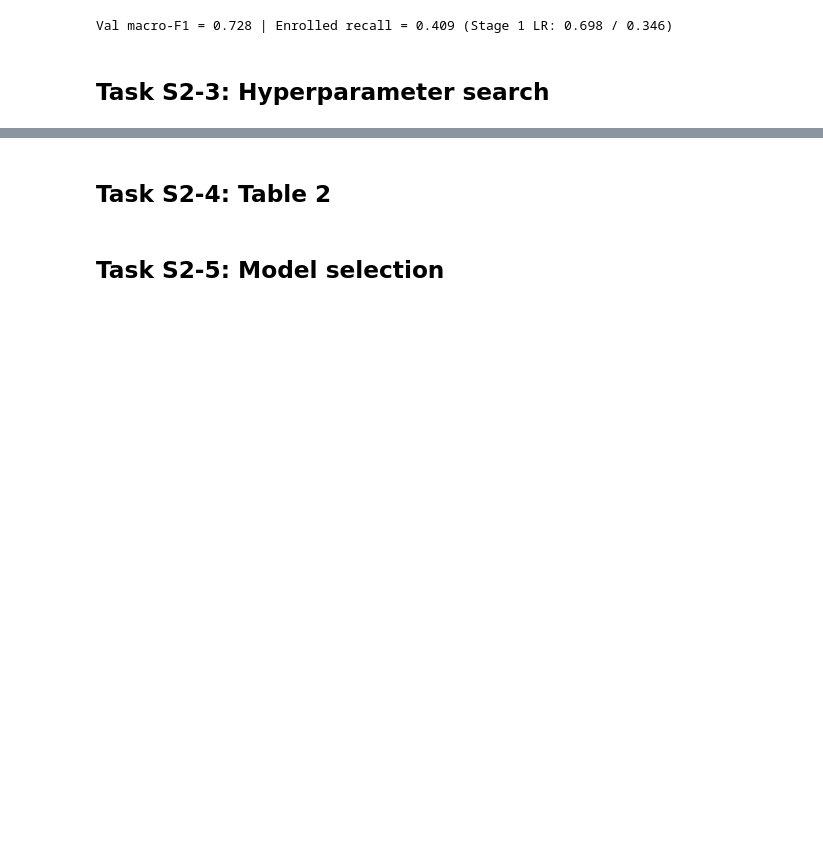
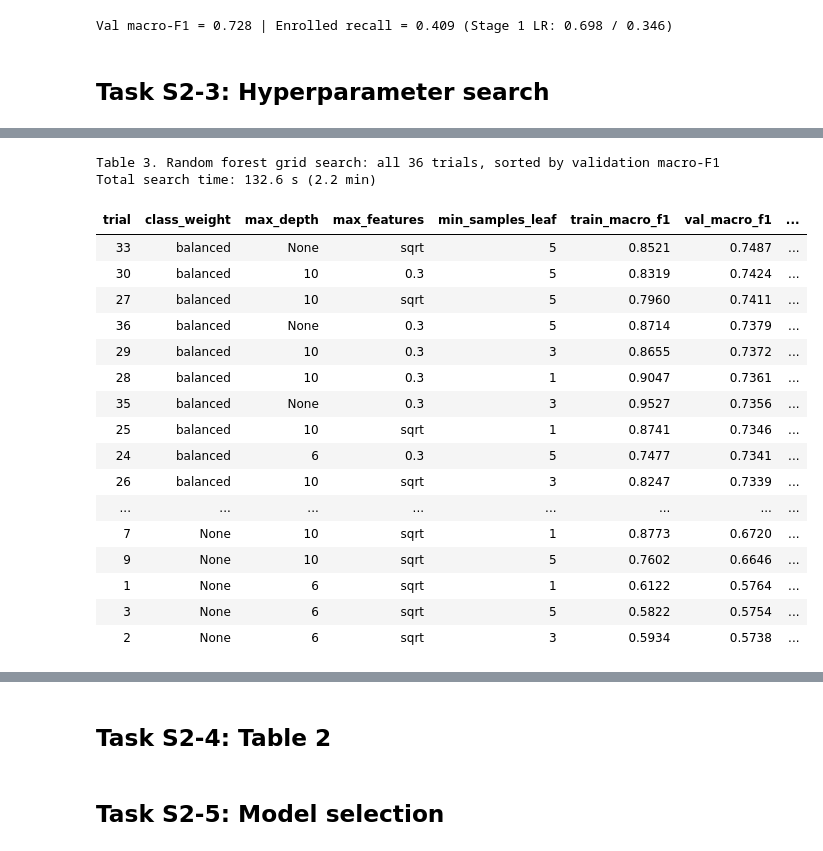
Before and after one commit to mremani11/DS3000-Project, a Jupyter notebook: DS3000_Project_Group03.ipynb, the cells around one changed output, grey strips where cells are left out. Cells and saved outputs as stored; diff of their text form; code cells hidden in the pictures; blank space fills up the shorter version.

```diff
--- a/DS3000_Project_Group03.ipynb
+++ b/DS3000_Project_Group03.ipynb
@@ -1462,0 +1536,29 @@ Val macro-F1 = 0.728 | Enrolled recall = 0.409 (Stage 1 LR: 0.698 / 0.346)
+# %%
+print(f"Table 3. Random forest grid search: all {len(trials_df)} trials, sorted by validation macro-F1")
+print(f"Total search time: {search_time_s:.1f} s ({search_time_s/60:.1f} min)")
+display(
+    trials_df.style.format({
+        "train_macro_f1": "{:.4f}", "val_macro_f1": "{:.4f}",
+        "val_recall_Enrolled": "{:.3f}", "fit_s": "{:.2f}",
+    }).hide(axis="index")
+)
+# %% [output]
+Table 3. Random forest grid search: all 36 trials, sorted by validation macro-F1
+Total search time: 132.6 s (2.2 min)
+| trial | class_weight | max_depth | max_features | min_samples_leaf | train_macro_f1 | val_macro_f1 | ... |
+| 33 | balanced | None | sqrt | 5 | 0.8521 | 0.7487 | ... |
+| 30 | balanced | 10 | 0.3 | 5 | 0.8319 | 0.7424 | ... |
+| 27 | balanced | 10 | sqrt | 5 | 0.7960 | 0.7411 | ... |
+| 36 | balanced | None | 0.3 | 5 | 0.8714 | 0.7379 | ... |
+| 29 | balanced | 10 | 0.3 | 3 | 0.8655 | 0.7372 | ... |
+| 28 | balanced | 10 | 0.3 | 1 | 0.9047 | 0.7361 | ... |
+| 35 | balanced | None | 0.3 | 3 | 0.9527 | 0.7356 | ... |
+| 25 | balanced | 10 | sqrt | 1 | 0.8741 | 0.7346 | ... |
+| 24 | balanced | 6 | 0.3 | 5 | 0.7477 | 0.7341 | ... |
+| 26 | balanced | 10 | sqrt | 3 | 0.8247 | 0.7339 | ... |
+| ... | ... | ... | ... | ... | ... | ... | ... |
+| 7 | None | 10 | sqrt | 1 | 0.8773 | 0.6720 | ... |
+| 9 | None | 10 | sqrt | 5 | 0.7602 | 0.6646 | ... |
+| 1 | None | 6 | sqrt | 1 | 0.6122 | 0.5764 | ... |
+| 3 | None | 6 | sqrt | 5 | 0.5822 | 0.5754 | ... |
+| 2 | None | 6 | sqrt | 3 | 0.5934 | 0.5738 | ... |
```
Also changed, not shown: parts of 12 cells of this notebook, 1 other file.
